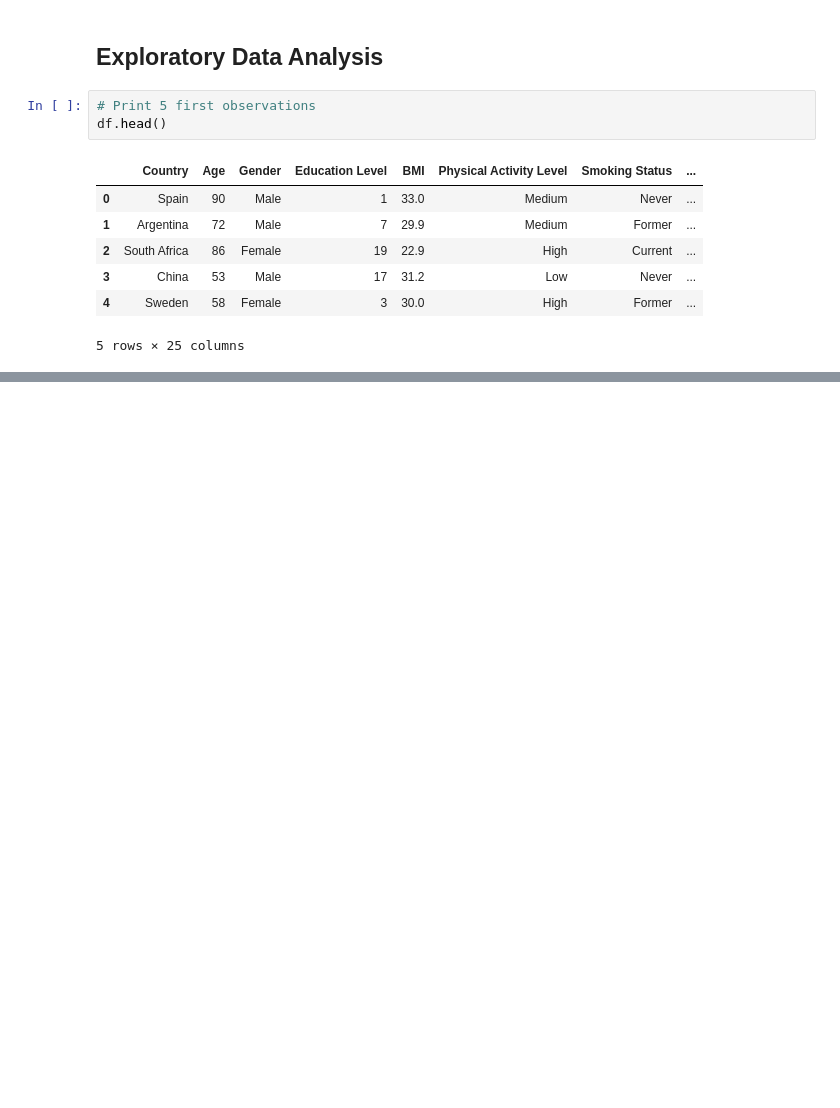
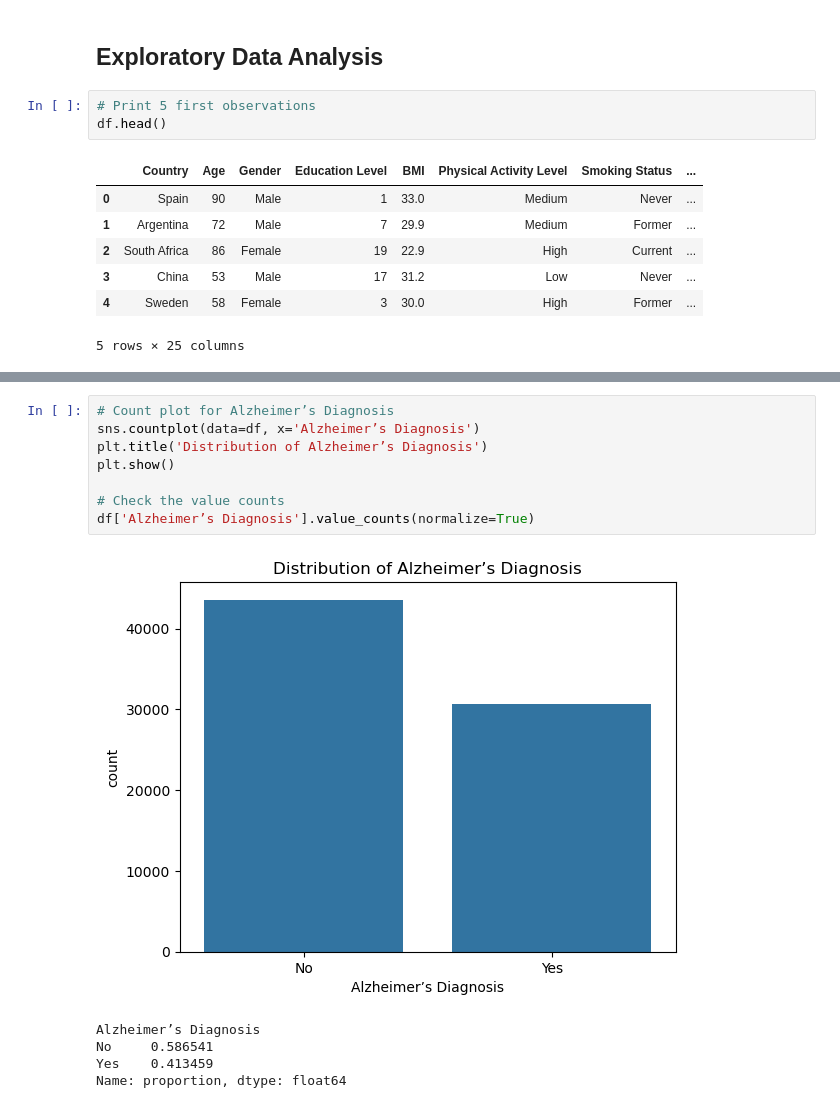
Before and after one commit to ileontios03/EPL448_Project, a Jupyter notebook: eda.ipynb, the cells around one changed output, grey strips where cells are left out. Saved outputs shown, nothing was run; the diff lists cells and outputs as text; blank space fills up the shorter version.

```diff
--- a/eda.ipynb
+++ b/eda.ipynb
@@ -19,0 +82,14 @@ df.head()
+# %%
+# Count plot for Alzheimer’s Diagnosis
+sns.countplot(data=df, x='Alzheimer’s Diagnosis')
+plt.title('Distribution of Alzheimer’s Diagnosis')
+plt.show()
+
+# Check the value counts
+df['Alzheimer’s Diagnosis'].value_counts(normalize=True)
+# %% [output]
+[figure, added]
+Alzheimer’s Diagnosis
+No     0.586541
+Yes    0.413459
+Name: proportion, dtype: float64
```
Also changed, not shown: parts of 4 cells of this notebook.
